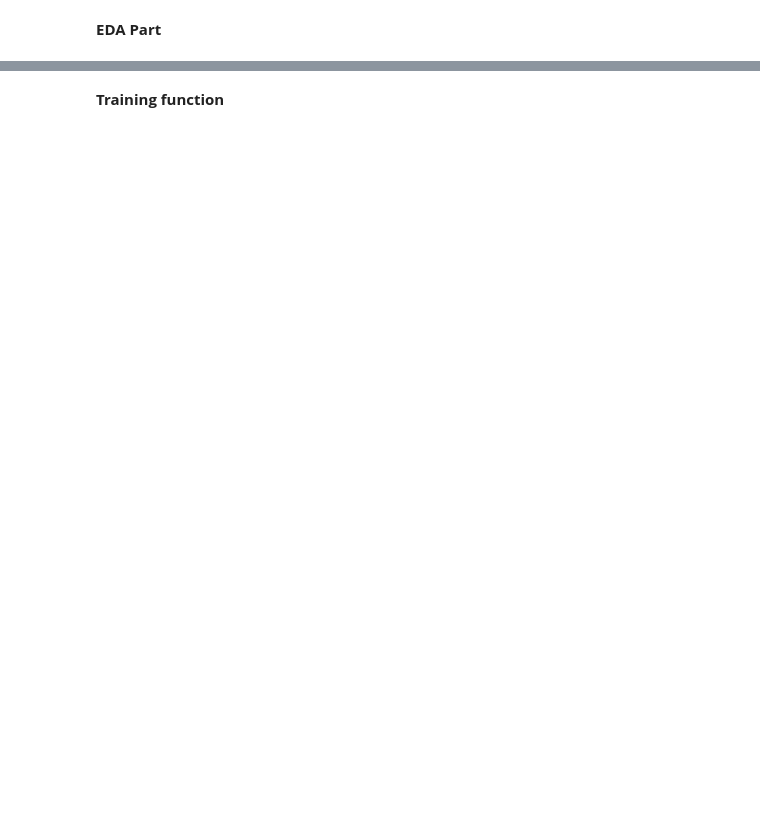
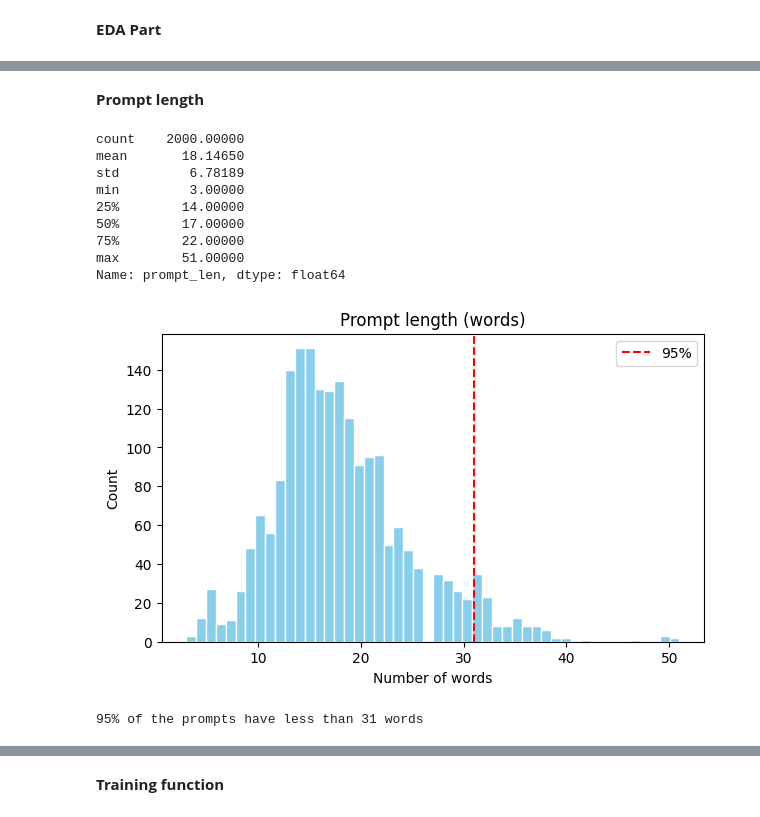
Before and after one commit to 22f1000828/DL-22f1000828-notebook-t22026, a Jupyter notebook: kaggle_notebook.ipynb, the cells around one changed output, grey strips where cells are left out. Drawn from its saved outputs; the diff is of its cells as text; code cells hidden in the pictures; blank space fills up the shorter version.

```diff
--- a/kaggle_notebook.ipynb
+++ b/kaggle_notebook.ipynb
@@ -417,0 +222,29 @@ Building Vocabulary...
+# %% [markdown]
+**Prompt length**
+# %%
+train['prompt_len'] = train['prompt'].apply(lambda x: len(str(x).split()))
+
+print(train['prompt_len'].describe())
+
+plt.figure(figsize=(7, 4))
+plt.hist(train['prompt_len'], bins=50, color='skyblue', edgecolor='white')
+plt.axvline(train['prompt_len'].quantile(0.95), color='red', linestyle='--', label='95%')
+plt.title("Prompt length (words)")
+plt.xlabel("Number of words")
+plt.ylabel("Count")
+plt.legend()
+plt.show()
+
+print("95% of the prompts have less than", int(train['prompt_len'].quantile(0.95)), "words")
+# %% [output]
+count    2000.00000
+mean       18.14650
+std         6.78189
+min         3.00000
+25%        14.00000
+50%        17.00000
+75%        22.00000
+max        51.00000
+Name: prompt_len, dtype: float64
+[figure, added]
+95% of the prompts have less than 31 words
```
Also changed, not shown: parts of 64 cells of this notebook.
